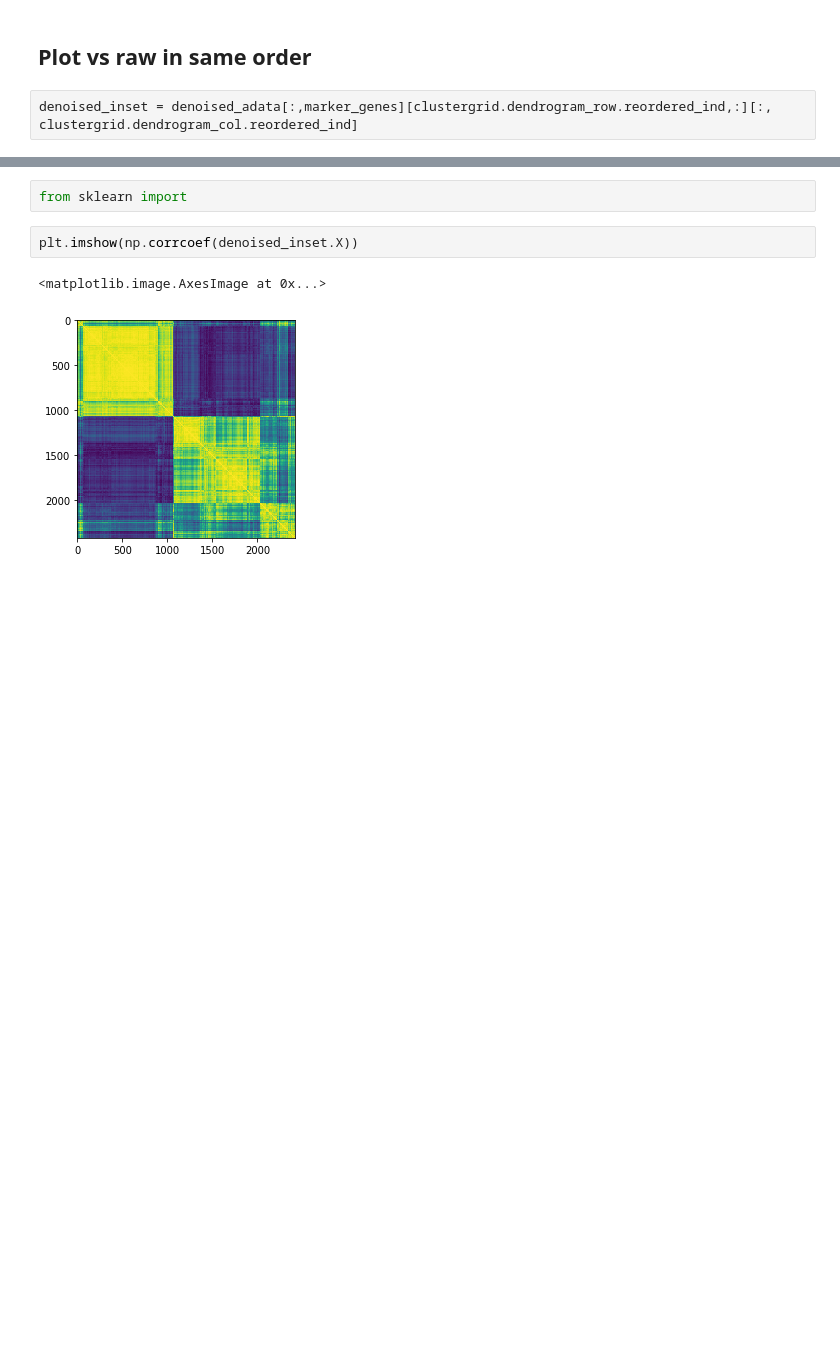
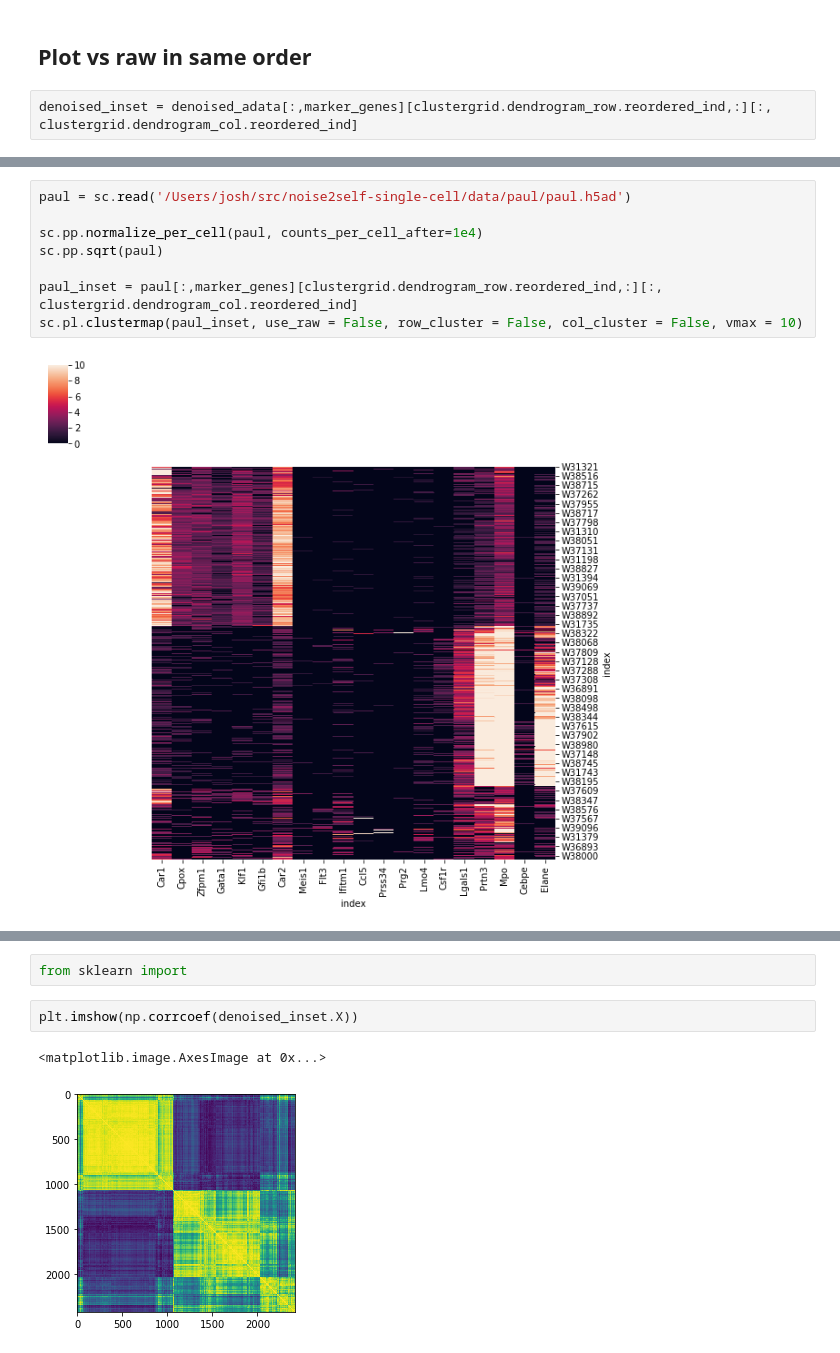
Before and after one commit to czbiohub-sf/molecular-cross-validation, a Jupyter notebook: src/noise2self_sc/PCA Demo.ipynb, the cells around one changed output, grey strips where cells are left out. Saved outputs shown, nothing was run; the diff lists cells and outputs as text; blank space fills up the shorter version.

```diff
--- a/src/noise2self_sc/PCA Demo.ipynb
+++ b/src/noise2self_sc/PCA Demo.ipynb
@@ -64,0 +64,10 @@ Up to anndata 0.6.12, `.copy()` cast a non-'float32' `.X` to 'float32'. Now, the
+# %%
+paul = sc.read('/Users/josh/src/noise2self-single-cell/data/paul/paul.h5ad')
+
+sc.pp.normalize_per_cell(paul, counts_per_cell_after=1e4)
+sc.pp.sqrt(paul)
+
+paul_inset = paul[:,marker_genes][clustergrid.dendrogram_row.reordered_ind,:][:, clustergrid.dendrogram_col.reordered_ind]
+sc.pl.clustermap(paul_inset, use_raw = False, row_cluster = False, col_cluster = False, vmax = 10)
+# %% [output]
+[figure, added]
```
Also changed, not shown: parts of 18 cells of this notebook.
